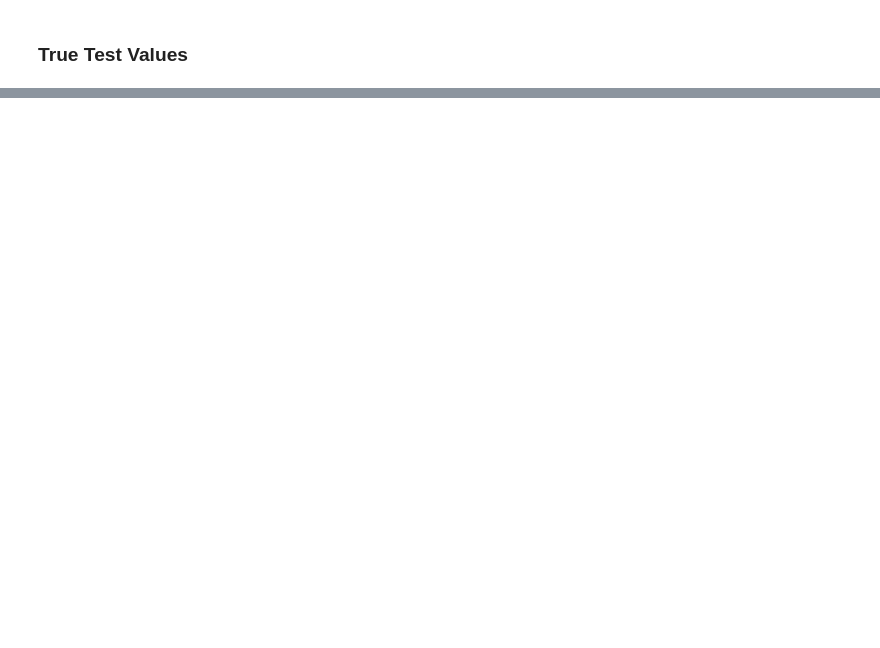
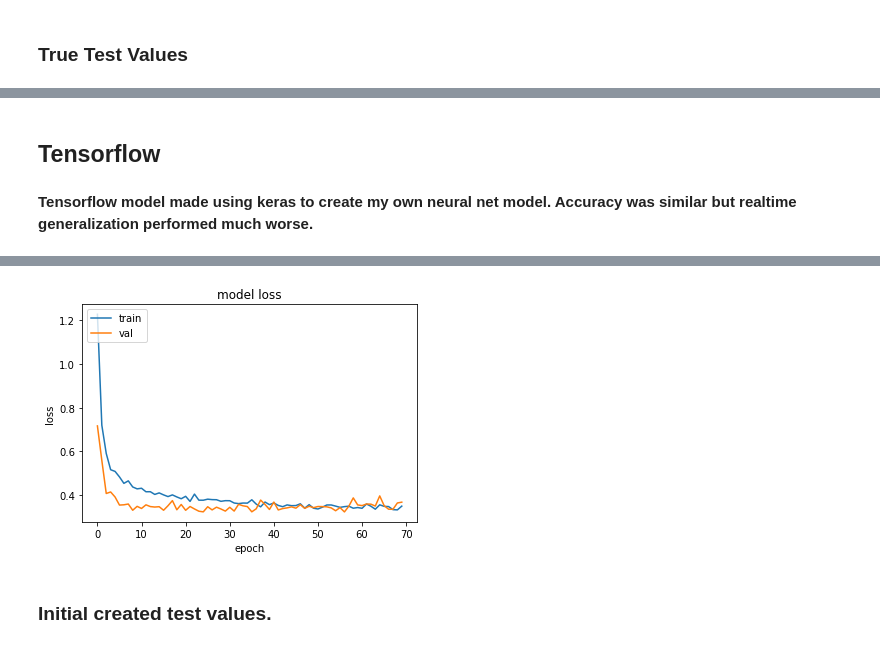
Before and after one commit to WallabyLester/EMG_Controlled_Hand_Exoskeleton, a Jupyter notebook: code/Classification_Notes.ipynb, the cells around one changed output, grey strips where cells are left out. Saved outputs shown, nothing was run; the diff lists cells and outputs as text; code cells hidden in the pictures; blank space fills up the shorter version.

```diff
--- a/code/Classification_Notes.ipynb
+++ b/code/Classification_Notes.ipynb
@@ -38,6 +44,6 @@ for j in data_list:
 
 X = np.vstack(X_list)
 y = np.hstack(y_list)
-X_train, X_test, y_train, y_test = train_test_split(X, y, test_size=0.20, random_state=20)
+X_train, X_test, y_train, y_test = train_test_split(X, y, test_size=0.30, random_state=20)
 # %% [markdown]
 ## KNN
@@ -238,0 +323,11 @@ Score: 0.9047619047619048
+# %%
+MLP = MLPClassifier(hidden_layer_sizes=grid.best_params_['hidden_layer_sizes'], activation='relu', solver='adam', learning_rate=grid.best_params_['learning_rate'], random_state=1, max_iter=1200)
+MLP.fit(X_train, y_train)
+
+probs = MLP.predict_proba(X_test)
+preds = MLP.predict(X_test)
+score = MLP.score(X_test, y_test)
+
+print(f"Hidden layer sizes: {grid.best_params_['hidden_layer_sizes']}")
+print(f"Learning rate: {grid.best_params_['learning_rate']}")
+print(f"Score: {score}")
@@ -284,0 +439,55 @@ print(pred)
+# %% [markdown]
+## Tensorflow
+# %% [markdown]
+**Tensorflow model made using keras to create my own neural net model. Accuracy was similar but realtime generalization performed much worse.**
+# %%
+from sklearn.metrics import accuracy_score, confusion_matrix
+from sklearn.preprocessing import MinMaxScaler
+from keras.models import Sequential
+from keras.layers import Dense,Dropout
+from keras.utils.all_utils import to_categorical
+
+scaler = MinMaxScaler()
+X_train = scaler.fit_transform(X_train)
+X_test = scaler.transform(X_test)
+
+y_train_target = to_categorical(y_train)
+y_test_target = to_categorical(y_test)
+
+model = Sequential()
+model.add(Dense(200, input_dim=4, activation='relu'))
+model.add(Dropout(0.25))
+model.add(Dense(190, activation='relu'))
+model.add(Dropout(0.30))
+model.add(Dense(150, activation='relu'))
+model.add(Dropout(0.30))
+model.add(Dense(100, activation='relu'))
+model.add(Dropout(0.30))
+model.add(Dense(50, activation='relu'))
+model.add(Dropout(0.30))
+model.add(Dense(50, activation='relu'))
+model.add(Dropout(0.25))
+model.add(Dense(5, activation='softmax'))
+
+model.compile(optimizer='adam', loss='categorical_crossentropy')
+
+history = model.fit(X_train, y_train_target, validation_split=0.1, epochs=70)
+
+print(model.evaluate(X_test, y_test_target))
+
+y_pred = np.argmax(model.predict(X_test), axis=1)
+
+print("Test acc: " + str(accuracy_score(y_test, y_pred)))
+
+print("The Confusion Matrix:")
+print(confusion_matrix(y_test, y_pred))
+print(history.history.keys())
+
+plt.plot(history.history['loss'])
+plt.plot(history.history['val_loss'])
+plt.title('model loss')
+plt.ylabel('loss')
+plt.xlabel('epoch')
+plt.legend(['train', 'val'], loc='upper left')
+plt.show()
+# %% [output]
@@ -285 +511,4 @@ print(pred)
+[figure, added]
+# %% [markdown]
+### Initial created test values.
 # %%
```
Also changed, not shown: parts of 27 cells of this notebook, 1 other file.
